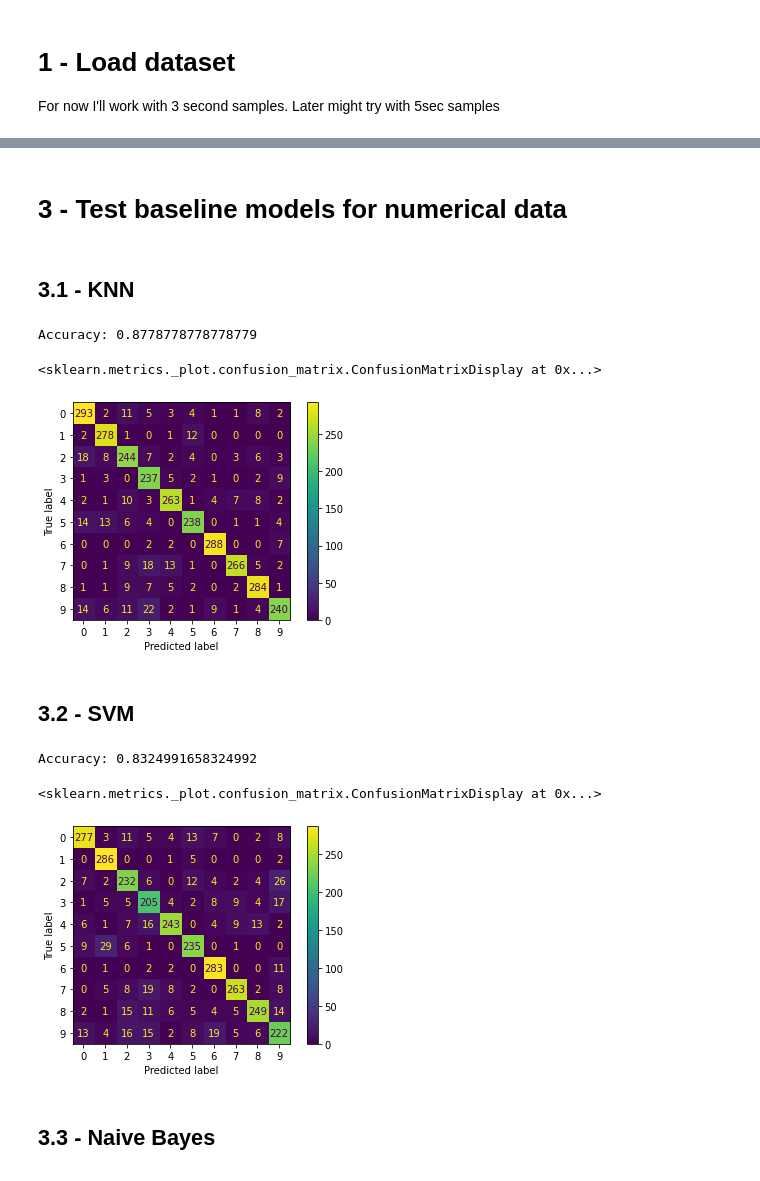
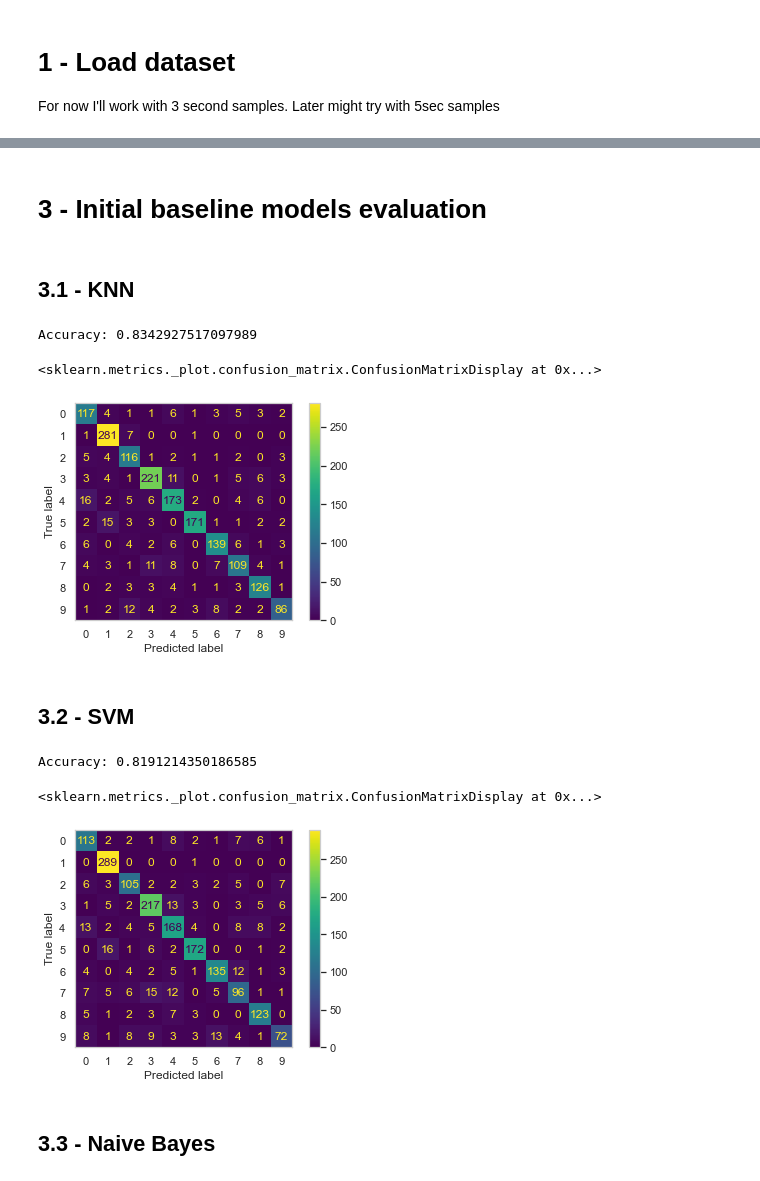
Before and after one commit to Hugand/music-classifier, a Jupyter notebook: music-classifier-notes.ipynb, the cells around one changed output, grey strips where cells are left out. Cells and saved outputs as stored; diff of their text form; code cells hidden in the pictures.

```diff
--- a/music-classifier-notes.ipynb
+++ b/music-classifier-notes.ipynb
@@ -115,6 +206,11 @@ X.head()
 # %%
+X_tmp = training_set.drop(columns='label')
+y_tmp = pd.DataFrame(data=training_set.label.values, columns=['label'])
+
 scaler = StandardScaler()
-X = pd.DataFrame(data=scaler.fit_transform(X), columns=X.columns)
-X.head()
+scaler.fit(X_tmp)
+scaled_training_set = pd.DataFrame(scaler.transform(X_tmp), columns=X_tmp.columns)
+scaled_training_set = pd.concat([scaled_training_set, y_tmp], axis=1, join='inner')
+scaled_training_set.head()
 # %% [output]
 |  | chroma_stft_mean | chroma_stft_var | rms_mean | rms_var | spectral_centroid_mean | spectral_centroid_var | ... |
@@ -144,0 +223,7 @@ str(len(X_train)) + ' ' + str(len(X_test))
+# %%
+X_tmp = testing_set.drop(columns='label')
+y_tmp = pd.DataFrame(data=testing_set.label.values, columns=['label'])
+
+scaled_testing_set = pd.DataFrame(scaler.transform(X_tmp), columns=X_tmp.columns)
+scaled_testing_set = pd.concat([scaled_testing_set, y_tmp], axis=1, join='inner')
+scaled_testing_set.head()
@@ -144,0 +315,10 @@ str(len(X_train)) + ' ' + str(len(X_test))
+# %%
+min_thresh = -0.25
+max_thresh = 0
+corr = scaled_training_set.corr().label
+selected_set = corr[(corr < min_thresh) | (corr >= max_thresh)]
+not_selected_cols = list(corr[(corr > min_thresh) & (corr < max_thresh)].index)
+selected_set = pd.DataFrame(data=scaled_training_set, columns=scaled_training_set.columns).drop(columns=not_selected_cols)
+selected_testing_set = pd.DataFrame(data=scaled_testing_set, columns=scaled_testing_set.columns).drop(columns=not_selected_cols)
+print(len(selected_set.columns))
+selected_set.head()
@@ -145,35 +430,38 @@ str(len(X_train)) + ' ' + str(len(X_test))
 # %% [markdown]
-# 3 - Test baseline models for numerical data
+# 3 - Initial baseline models evaluation
+# %%
+X_train = selected_set.drop(columns='label')
+y_train = selected_set.label
+X_test = selected_testing_set.drop(columns='label')
+y_test = selected_testing_set.label
 # %% [markdown]
 ## 3.1 - KNN
 # %%
-knn_model = KNeighborsClassifier(n_neighbors=3)
+knn_model = KNeighborsClassifier()
+knn_acc = sum(cross_val_score(knn_model, X_train, y_train, cv=6)) / 6
+print("Accuracy: " + str(knn_acc))
 knn_model.fit(X_train, y_train)
-knn_prediction = knn_model.predict(X_test)
-knn_acc = accuracy_score(y_test, knn_prediction)
-print("Accuracy: " + str(knn_acc))
-cm = confusion_matrix(y_test, knn_prediction)
+cm = confusion_matrix(y_test, knn_model.predict(X_test))
 disp = ConfusionMatrixDisplay(confusion_matrix=cm, display_labels=knn_model.classes_)
 disp.plot()
 # %% [output]
-Accuracy: 0.8778778778778779
+Accuracy: 0.8342927517097989
 <sklearn.metrics._plot.confusion_matrix.ConfusionMatrixDisplay at 0x...>
-[figure, old version]
+[figure, new version]
 # %% [markdown]
 ## 3.2 - SVM
 # %%
 svm_model = SVC()
+svm_acc = sum(cross_val_score(svm_model, X_train, y_train, cv=6)) / 6
+print("Accuracy: " + str(svm_acc))
 svm_model.fit(X_train, y_train)
-svm_prediction = svm_model.predict(X_test)
-svm_acc = accuracy_score(y_test, svm_prediction)
-print("Accuracy: " + str(svm_acc))
-cm = confusion_matrix(y_test, svm_prediction)
-disp = ConfusionMatrixDisplay(confusion_matrix=cm, display_labels=svm_model.classes_)
+cm = confusion_matrix(y_test, svm_model.predict(X_test))
+disp = ConfusionMatrixDisplay(confusion_matrix=cm, display_labels=knn_model.classes_)
 disp.plot()
 # %% [output]
-Accuracy: 0.8324991658324992
+Accuracy: 0.8191214350186585
 <sklearn.metrics._plot.confusion_matrix.ConfusionMatrixDisplay at 0x...>
-[figure, old version]
+[figure, new version]
 # %% [markdown]
 ## 3.3 - Naive Bayes
 # %%
```
Also changed, not shown: parts of 75 cells of this notebook, 25 other files.
